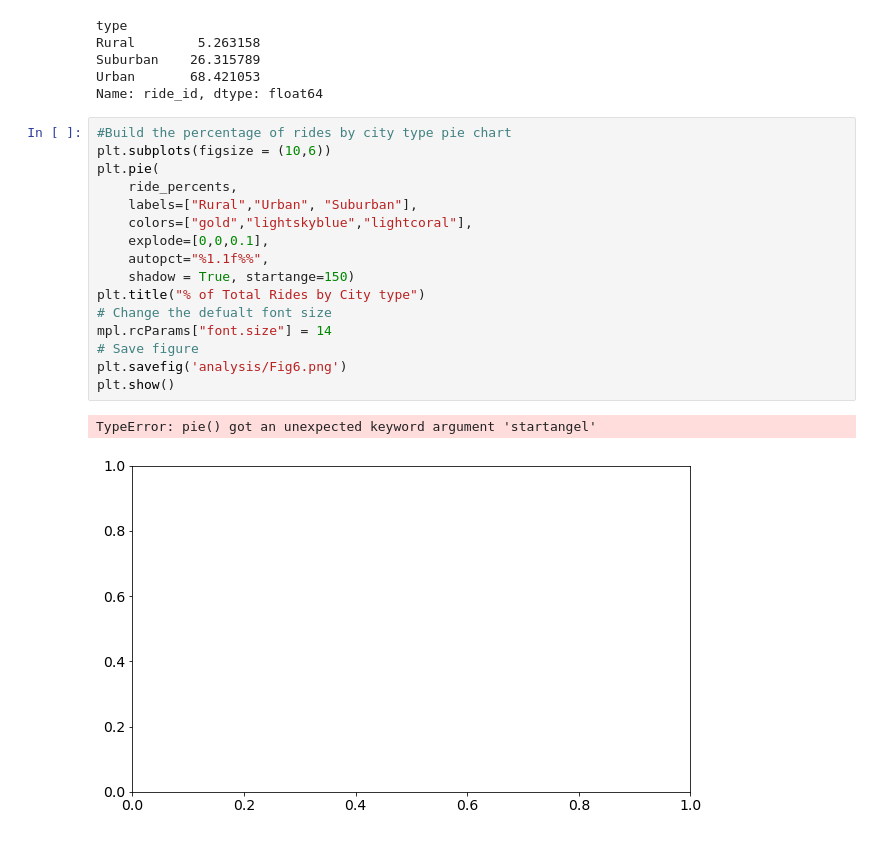
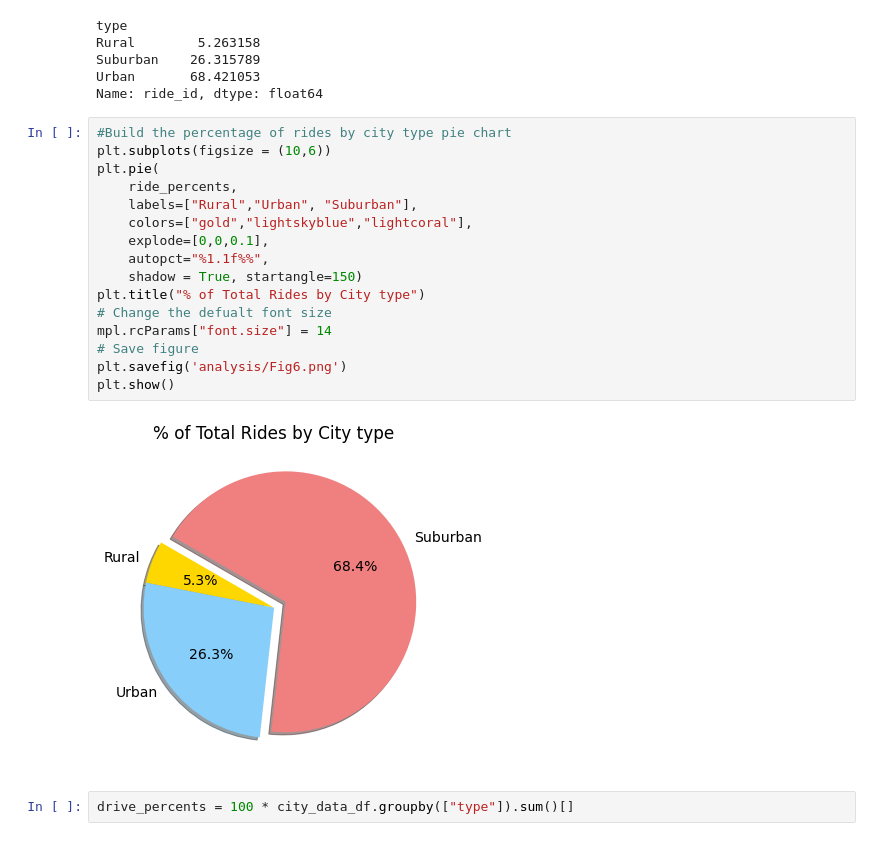
Before and after one commit to ManuelElizaldi/PyBer_Analysis, a Jupyter notebook: PyBer.ipynb, the cells around one changed output. Saved outputs shown, nothing was run; the diff lists cells and outputs as text.

```diff
--- a/PyBer.ipynb
+++ b/PyBer.ipynb
@@ -812,19 +812,20 @@ Name: ride_id, dtype: float64
 # %%
 #Build the percentage of rides by city type pie chart
 plt.subplots(figsize = (10,6))
 plt.pie(
     ride_percents,
     labels=["Rural","Urban", "Suburban"],
     colors=["gold","lightskyblue","lightcoral"],
     explode=[0,0,0.1],
     autopct="%1.1f%%",
-    shadow = True, startange=150)
+    shadow = True, startangle=150)
 plt.title("% of Total Rides by City type")
 # Change the defualt font size
 mpl.rcParams["font.size"] = 14
 # Save figure
 plt.savefig('analysis/Fig6.png')
 plt.show()
 # %% [output]
-TypeError: pie() got an unexpected keyword argument 'startangel'
-[figure, old version]
+[figure, new version]
+# %%
+drive_percents = 100 * city_data_df.groupby(["type"]).sum()[]
```
Also changed, not shown: 1 other file.
